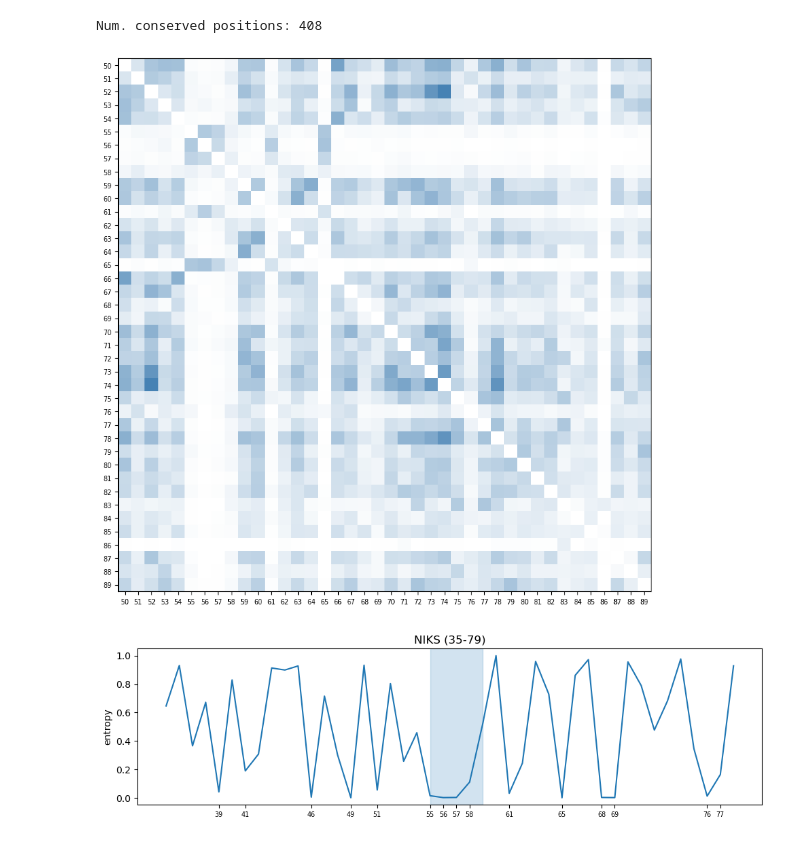
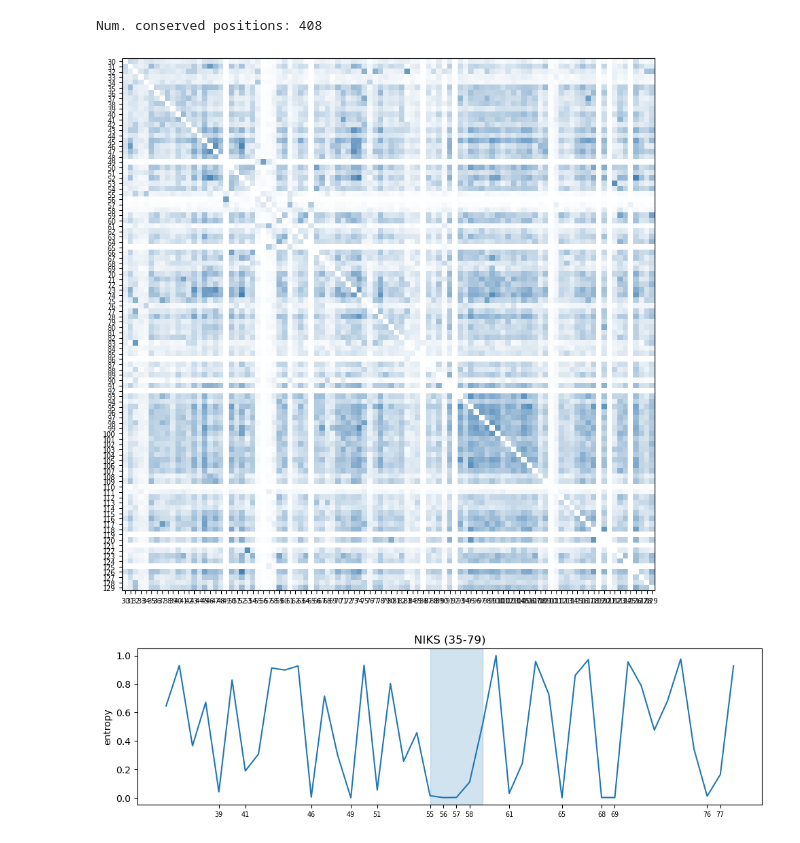
Before and after one commit to pipparichter/pyrrolysine, a Jupyter notebook: notebooks/niks.ipynb, the cells around one changed output. Cells and saved outputs as stored; diff of their text form; code cells hidden in the pictures.

```diff
--- a/notebooks/niks.ipynb
+++ b/notebooks/niks.ipynb
@@ -59,27 +59,30 @@ start, stop = niks_match.start(), niks_match.end()
 # %% [output]
 Num. conserved positions: 408
 # %%
-if not os.path.exists('../data/mutual_information.txt'):
-    h = mutual_information(alignment)
-    h[h == 1] = np.nan
-    with open('../data/mutual_information.txt', 'w') as f:
-        np.savetxt(f, h)
-else:
-    with open('../data/mutual_information.txt', 'r') as f:
-        h = np.loadtxt(f)
+# if not os.path.exists('../data/mutual_information.txt'):
+#     h = mutual_information(alignment)
+#     h[h == 1] = np.nan
+#     with open('../data/mutual_information.txt', 'w') as f:
+#         np.savetxt(f, h)
+# else:
+#     with open('../data/mutual_information.txt', 'r') as f:
+#         h = np.loadtxt(f)
+
+with open('../data/mutual_information_no_outliers.txt', 'r') as f:
+    h = np.loadtxt(f)
 # %%
-def figure(h:np.ndarray, start=50, stop=90):
+def figure(h:np.ndarray, start=30, stop=130):
     cmap = matplotlib.colors.LinearSegmentedColormap.from_list('palette', ['white', 'steelblue'])
 
     fig, ax = plt.subplots(figsize=(10, 10))
     plt.imshow(h[start:stop, start:stop], cmap=cmap)
     ax.set_xticks(np.arange(stop - start), labels=np.arange(start, stop), fontsize='x-small')
     ax.set_yticks(np.arange(stop - start), labels=np.arange(start, stop), fontsize='x-small')
     plt.show()
 
 figure(h)
 # %% [output]
-[figure, old version]
+[figure, new version]
 # %%
 # cmap = matplotlib.colors.LinearSegmentedColormap.from_list('palette', ['white', 'steelblue'])
 # positions = np.array([52, 67, 70, 74])
```
Also changed, not shown: 3 other files.
